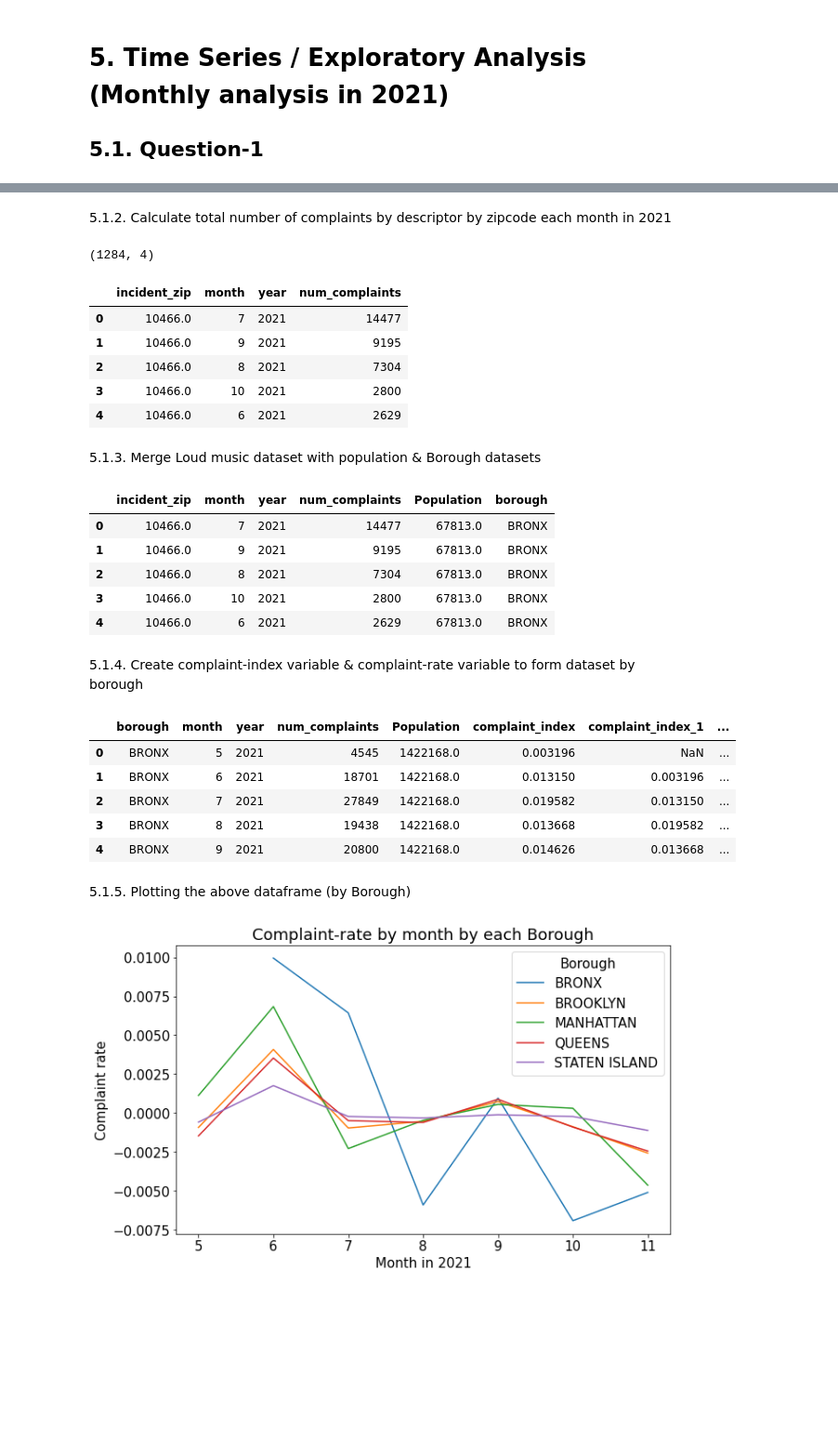
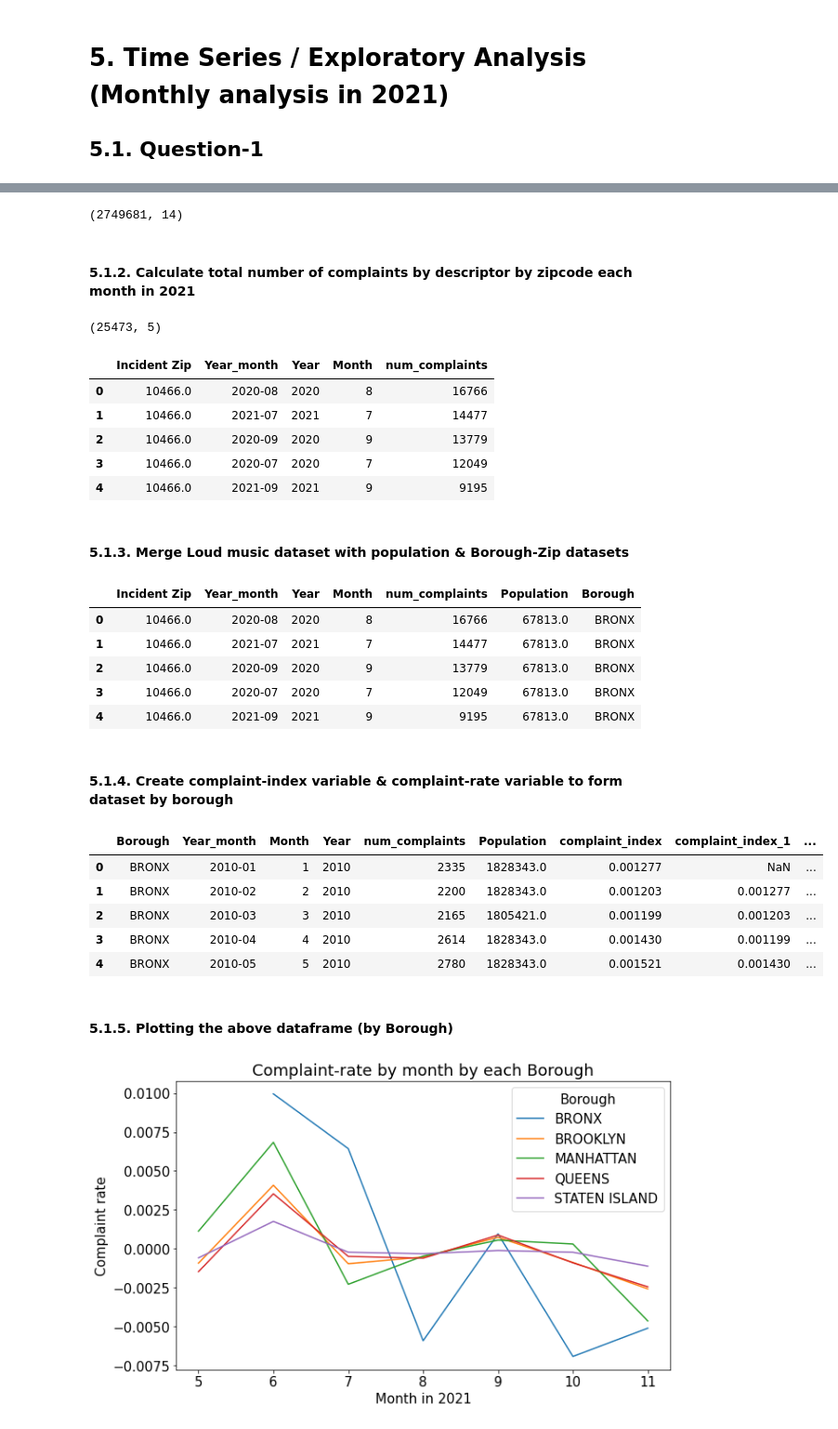
Before and after one commit to adarshkuthuru/NYC-Neighbourhood-Distress-Complaints-Exploratory-Data-Analysis, a Jupyter notebook: Adarsh Kuthuru - Morningstar Assignment.ipynb, the cells around one changed output, grey strips where cells are left out. Shown at 93% size. Drawn from its saved outputs; the diff is of its cells as text; code cells hidden in the pictures; blank space fills up the shorter version.

Commit message:
Add files via upload
Wednesday --analyzing the whole dataset

```diff
--- a/Adarsh Kuthuru - Morningstar Assignment.ipynb
+++ b/Adarsh Kuthuru - Morningstar Assignment.ipynb
@@ -349,0 +219,4 @@ plt.show()
+# %%
+Borough_Zip=df_2017[['Borough','Incident Zip']].drop_duplicates()
+Borough_Zip=Borough_Zip.dropna() #dropping rows with missing values
+Borough_Zip.head()
@@ -362,66 +374,69 @@ Loud_music.shape
+# %%
+Loud_music=df[df['Descriptor'].isin(['Loud Music/Party'])]
+Loud_music['Incident Zip']= pd.to_numeric(Loud_music['Incident Zip'], errors='coerce') #convert string to numeric
+Loud_music.shape
+# %% [output]
+(2749681, 14)
 # %% [markdown]
-5.1.2. Calculate total number of complaints by descriptor by zipcode each month in 2021
+#### 5.1.2. Calculate total number of complaints by descriptor by zipcode each month in 2021
 # %%
-LM_total_complaints_freq_all = Loud_music[['incident_zip','month','year']].value_counts().tolist() #list with frequencies of the complaints
-LM_total_complaints_all = Loud_music[['incident_zip','month','year']].value_counts().index.tolist() #list with index of zipcodes
+LM_total_complaints_freq_all = Loud_music[['Incident Zip','Year_month','Year','Month']].value_counts().tolist() #list with frequencies of the complaints
+LM_total_complaints_all = Loud_music[['Incident Zip','Year_month','Year','Month']].value_counts().index.tolist() #list with index of zipcodes
 LM_total_complaints_freq_all =pd.DataFrame(LM_total_complaints_freq_all, columns=['num_complaints'])
-LM_total_complaints_all =pd.DataFrame(LM_total_complaints_all, columns=['incident_zip','month','year'])
+LM_total_complaints_all =pd.DataFrame(LM_total_complaints_all, columns=['Incident Zip','Year_month','Year','Month'])
 Loud_music2 = pd.concat([LM_total_complaints_all, LM_total_complaints_freq_all], axis=1)
 print(Loud_music2.shape)
 Loud_music2.head()
 # %% [output]
-(1284, 4)
+(25473, 5)
-|  | incident_zip | month | year | num_complaints |
-| 0 | 10466.0 | 7 | 2021 | 14477 |
-| 1 | 10466.0 | 9 | 2021 | 9195 |
-| 2 | 10466.0 | 8 | 2021 | 7304 |
-| 3 | 10466.0 | 10 | 2021 | 2800 |
-| 4 | 10466.0 | 6 | 2021 | 2629 |
+|  | Incident Zip | Year_month | Year | Month | num_complaints |
+| 0 | 10466.0 | 2020-08 | 2020 | 8 | 16766 |
+| 1 | 10466.0 | 2021-07 | 2021 | 7 | 14477 |
+| 2 | 10466.0 | 2020-09 | 2020 | 9 | 13779 |
+| 3 | 10466.0 | 2020-07 | 2020 | 7 | 12049 |
+| 4 | 10466.0 | 2021-09 | 2021 | 9 | 9195 |
 # %% [markdown]
-5.1.3. Merge Loud music dataset with population & Borough datasets
+#### 5.1.3. Merge Loud music dataset with population & Borough-Zip datasets
 # %%
-Loud_music3=Loud_music2.merge(pop, on='incident_zip', how='left')
-Loud_music4=Loud_music3.merge(Borough, on='incident_zip', how='left') #Left join merge
+Loud_music3=Loud_music2.merge(pop, on='Incident Zip', how='left')
+Loud_music4=Loud_music3.merge(Borough_Zip, on='Incident Zip', how='left') #Left join merge
 Loud_music4=Loud_music4.dropna()
 Loud_music4.head()
 # %% [output]
-|  | incident_zip | month | year | num_complaints | Population | borough |
-| 0 | 10466.0 | 7 | 2021 | 14477 | 67813.0 | BRONX |
-| 1 | 10466.0 | 9 | 2021 | 9195 | 67813.0 | BRONX |
-| 2 | 10466.0 | 8 | 2021 | 7304 | 67813.0 | BRONX |
-| 3 | 10466.0 | 10 | 2021 | 2800 | 67813.0 | BRONX |
-| 4 | 10466.0 | 6 | 2021 | 2629 | 67813.0 | BRONX |
+|  | Incident Zip | Year_month | Year | Month | num_complaints | Population | Borough |
+| 0 | 10466.0 | 2020-08 | 2020 | 8 | 16766 | 67813.0 | BRONX |
+| 1 | 10466.0 | 2021-07 | 2021 | 7 | 14477 | 67813.0 | BRONX |
+| 2 | 10466.0 | 2020-09 | 2020 | 9 | 13779 | 67813.0 | BRONX |
+| 3 | 10466.0 | 2020-07 | 2020 | 7 | 12049 | 67813.0 | BRONX |
+| 4 | 10466.0 | 2021-09 | 2021 | 9 | 9195 | 67813.0 | BRONX |
 # %% [markdown]
-5.1.4. Create complaint-index variable & complaint-rate variable to form dataset by borough
+#### 5.1.4. Create complaint-index variable & complaint-rate variable to form dataset by borough
 # %%
 #aggregating num_complaints and population by borough, month, year
-Loud_music5=Loud_music4.groupby(['borough','month','year'])[['num_complaints','Population']].sum()
+Loud_music5=Loud_music4.groupby(['Borough','Year_month','Month','Year'])[['num_complaints','Population']].sum()
 
 #complaint-index variable
 Loud_music5['complaint_index']=Loud_music5['num_complaints']/Loud_music5['Population']
 
 #adding lag of complaint_index variable by zipcode by month
-Loud_music5['complaint_index_1']=Loud_music5.sort_values(['borough','month','year'],ascending=True)['complaint_index'].shift(1)
+Loud_music5['complaint_index_1']=Loud_music5.sort_values(['Borough','Year_month','Month','Year'],ascending=True)['complaint_index'].shift(1)
 
 #add complaint-rate variable
 #complaint-rate=change in complaints relative to population from last month to the current month
 Loud_music5['complaint_rate']=Loud_music5['complaint_index']-Loud_music5['complaint_index_1']
 
-Loud_music5 = Loud_music5.sort_values(['borough','month','year'],ascending=True) #sort by group
+Loud_music5 = Loud_music5.sort_values(['Borough','Year_month','Month','Year'],ascending=True) #sort by group
 Loud_music5.reset_index(inplace=True) #converts labels to column
-
-Borough=['BRONX','BROOKLYN','MANHATTAN','QUEENS','STATEN ISLAND']
-Loud_music6=Loud_music5[Loud_music5['borough'].isin(Borough)]
-Loud_music6.head()
+Loud_music5.head()
 # %% [output]
-|  | borough | month | year | num_complaints | Population | complaint_index | complaint_index_1 | ... |
-| 0 | BRONX | 5 | 2021 | 4545 | 1422168.0 | 0.003196 | NaN | ... |
-| 1 | BRONX | 6 | 2021 | 18701 | 1422168.0 | 0.013150 | 0.003196 | ... |
-| 2 | BRONX | 7 | 2021 | 27849 | 1422168.0 | 0.019582 | 0.013150 | ... |
-| 3 | BRONX | 8 | 2021 | 19438 | 1422168.0 | 0.013668 | 0.019582 | ... |
-| 4 | BRONX | 9 | 2021 | 20800 | 1422168.0 | 0.014626 | 0.013668 | ... |
+|  | Borough | Year_month | Month | Year | num_complaints | Population | complaint_index | complaint_index_1 | ... |
+| 0 | BRONX | 2010-01 | 1 | 2010 | 2335 | 1828343.0 | 0.001277 | NaN | ... |
+| 1 | BRONX | 2010-02 | 2 | 2010 | 2200 | 1828343.0 | 0.001203 | 0.001277 | ... |
+| 2 | BRONX | 2010-03 | 3 | 2010 | 2165 | 1805421.0 | 0.001199 | 0.001203 | ... |
+| 3 | BRONX | 2010-04 | 4 | 2010 | 2614 | 1828343.0 | 0.001430 | 0.001199 | ... |
+| 4 | BRONX | 2010-05 | 5 | 2010 | 2780 | 1828343.0 | 0.001521 | 0.001430 | ... |
 # %% [markdown]
-5.1.5. Plotting the above dataframe (by Borough)
+#### 5.1.5. Plotting the above dataframe (by Borough)
 # %%
 fig, ax = plt.subplots(figsize=(10,6))
 
```
Also changed, not shown: parts of 90 cells of this notebook.
